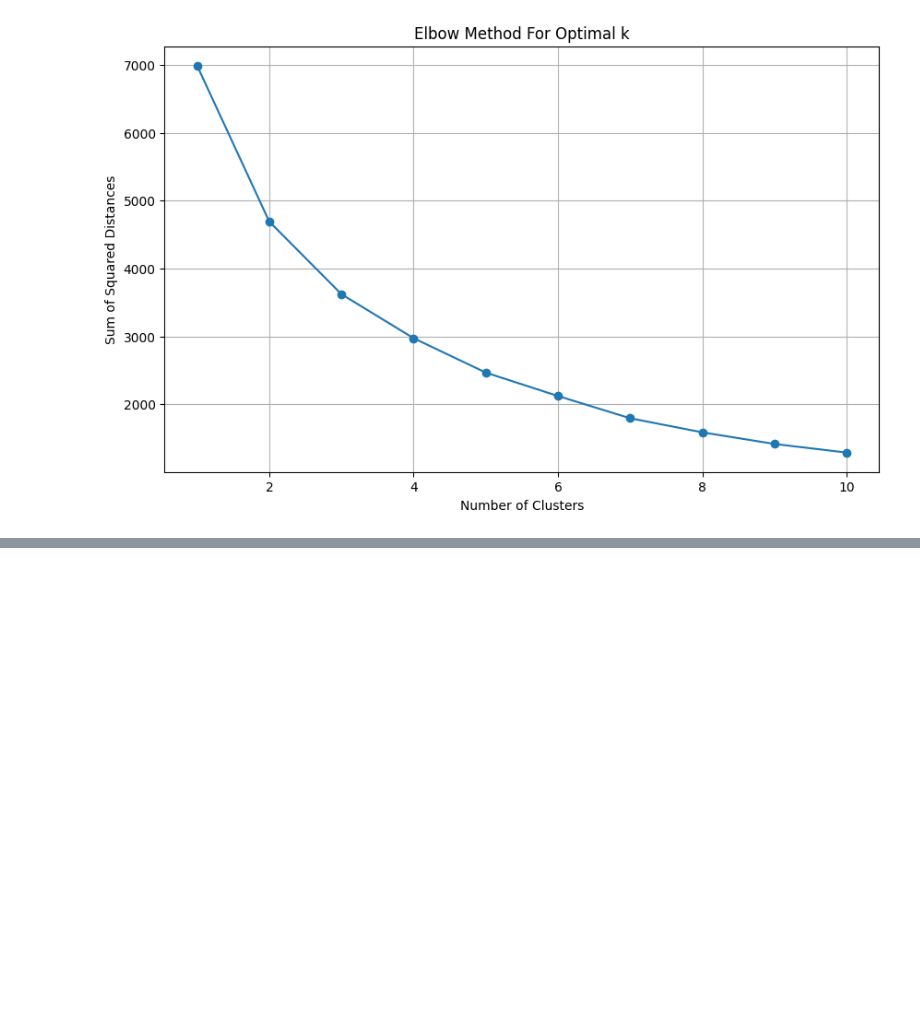
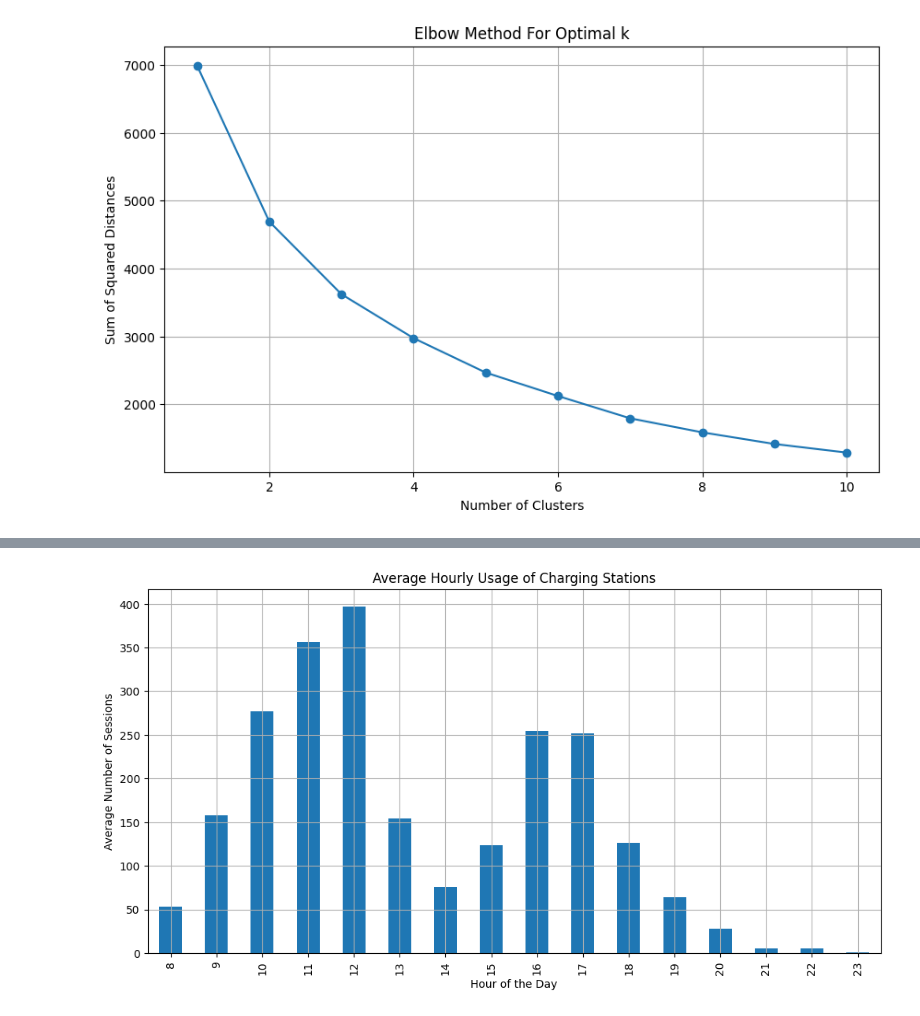
Before and after one commit to dm23aau/Project-on-EV-charging-Infrastrucure, a Jupyter notebook: Electric_Vehicle_Charging_Infrastructure.ipynb, the cells around one changed output, grey strips where cells are left out. Saved outputs shown, nothing was run; the diff lists cells and outputs as text; code cells hidden in the pictures; blank space fills up the shorter version.

```diff
--- a/Electric_Vehicle_Charging_Infrastructure.ipynb
+++ b/Electric_Vehicle_Charging_Infrastructure.ipynb
@@ -262 +277,15 @@ print(centers)
 4  14.534894       3.880591  20.649003
+# %%
+# Grouping data by hour of the day and calculating the mean number of sessions per hour
+hourly_usage = cleaned_data.groupby('startTime').size()
+
+# Plotting the hourly usage
+plt.figure(figsize=(12, 6))
+hourly_usage.plot(kind='bar')
+plt.title('Average Hourly Usage of Charging Stations')
+plt.xlabel('Hour of the Day')
+plt.ylabel('Average Number of Sessions')
+plt.grid(True)
+plt.show()
+# %% [output]
+[figure, added]
```
Also changed, not shown: parts of 15 cells of this notebook.
